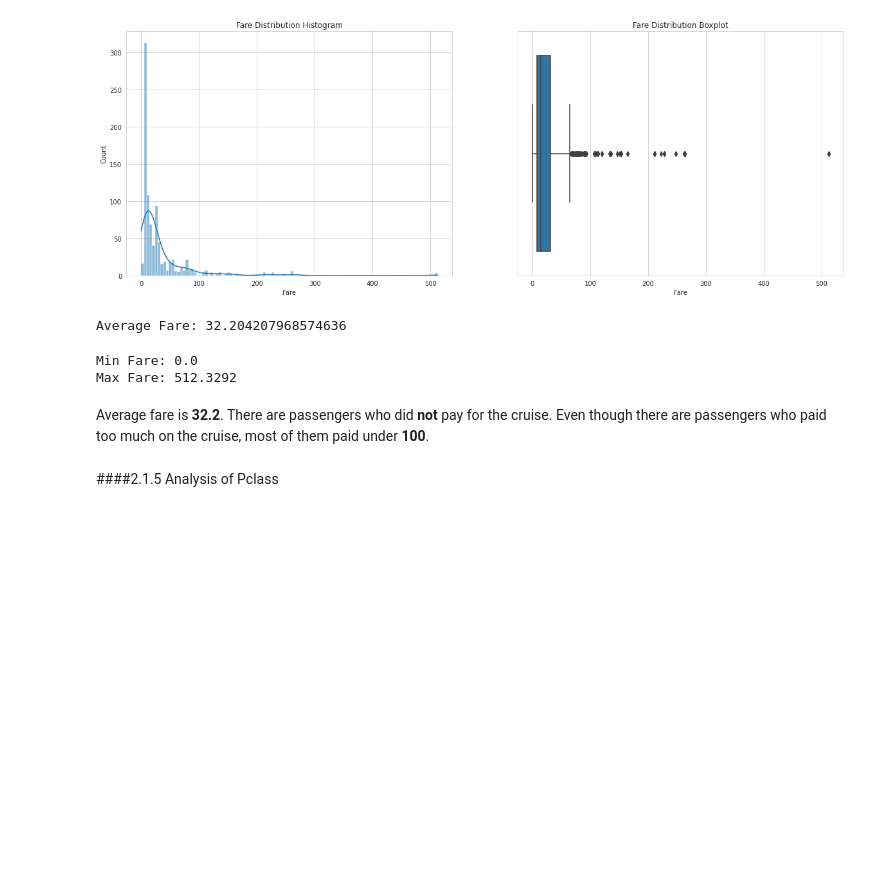
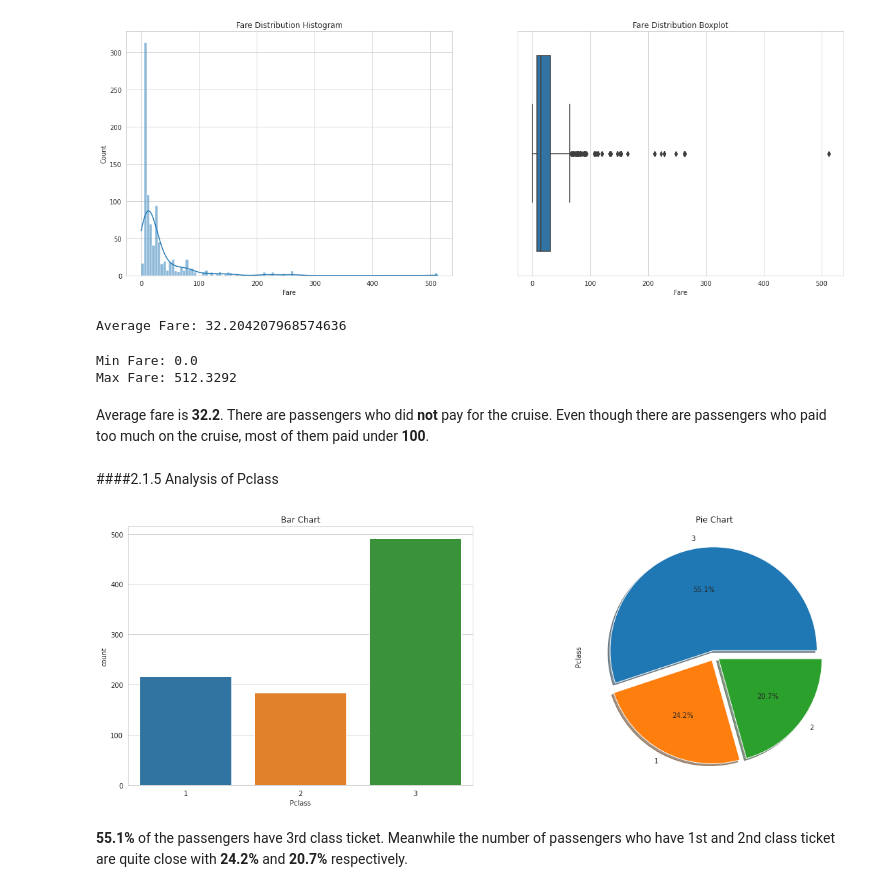
Before and after one commit to sahinozan/Titanic, a Jupyter notebook: titanic.ipynb, the cells around one changed output. Saved outputs shown, nothing was run; the diff lists cells and outputs as text; code cells hidden in the pictures; blank space fills up the shorter version.

Commit message:
analysis of Pclass added

```diff
--- a/titanic.ipynb
+++ b/titanic.ipynb
@@ -243,3 +243,15 @@ Max Fare: 512.3292
 Average fare is **32.2**. There are passengers who did **not** pay for the cruise. Even though there are passengers who paid too much on the cruise, most of them paid under **100**.
 # %% [markdown]
 ####2.1.5 Analysis of Pclass
+# %%
+fig, ax = plt.subplots(1, 2, figsize=(20, 7))
+sns.countplot(data=df_train, x='Pclass', ax=ax[0])
+ax[0].set_title('Bar Chart')
+
+df_train['Pclass'].value_counts().plot(kind='pie', explode=[0.05, 0.05, 0.05], autopct="%1.1f%%", shadow=True, ax=ax[1])
+ax[1].set_title('Pie Chart')
+plt.show()
+# %% [output]
+[figure, added]
+# %% [markdown]
+**55.1%** of the passengers have 3rd class ticket. Meanwhile the number of passengers who have 1st and 2nd class ticket are quite close with **24.2%** and **20.7%** respectively.
```
